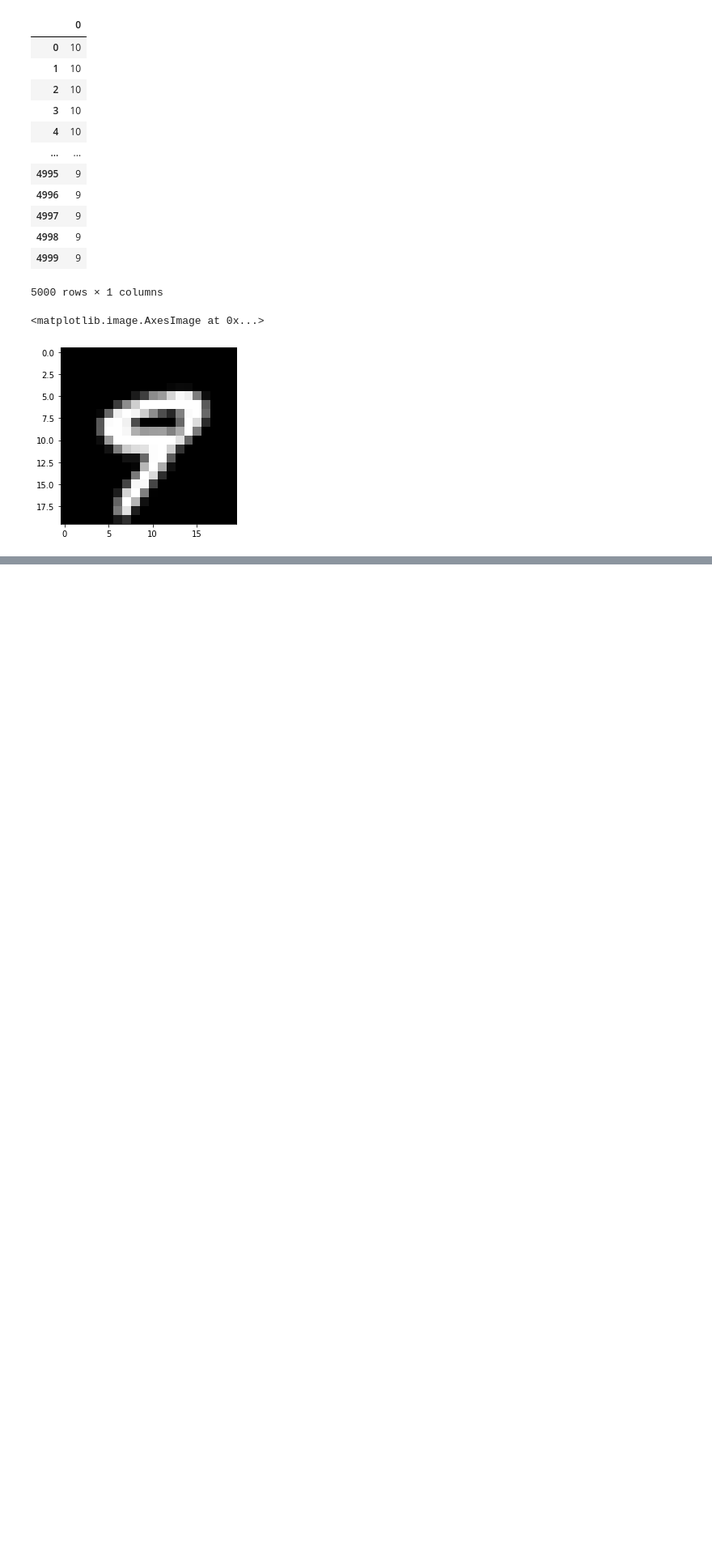
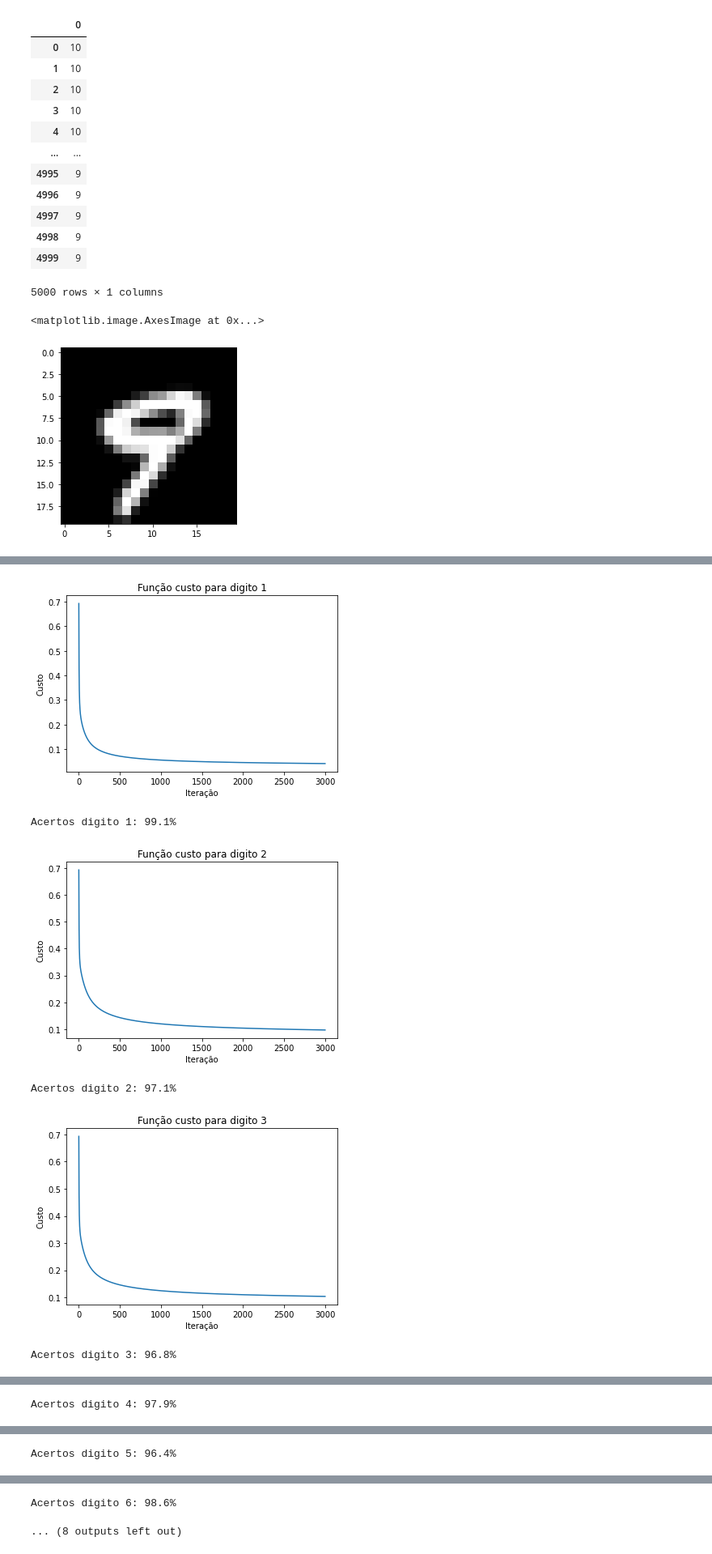
Before and after one commit to PedroOno/ms960, a Jupyter notebook: Projeto 1.ipynb, the cells around one changed output, grey strips where cells are left out. Shown at 81% size. Cells and saved outputs as stored; diff of their text form; code cells hidden in the pictures; blank space fills up the shorter version.

```diff
--- a/Projeto 1.ipynb
+++ b/Projeto 1.ipynb
@@ -440,2 +309,0 @@ array([-12., -17.])
-# %%
-theta = theta - ((alpha/m) * X.T.dot(pred - y))
@@ -459,0 +312,59 @@ print(new_theta)
+# %%
+def costFunction_class_reg(X, y, theta, lamb):
+    J = costFunction_class(X,y,theta)+ lamb/(2*X.shape[0]) * theta.T.dot(theta).reshape(1)
+    return J
+# %%
+def gradientDescent_class_reg(X, y, theta, alpha=0.01, num_iter=100, lamb=0.5):
+    m = X.shape[0]
+    cost_array = []
+    for i in range(num_iter):
+        cost_array.append(costFunction_class_reg(X,y,theta,lamb))
+        h = h_theta(theta,X)
+        theta_aux = theta[0]
+        theta[0] = 0
+        theta = theta - ((alpha/m) *( X.T.dot(h-y) + lamb*theta))
+        theta[0] = theta[0] + theta_aux
+    return theta, cost_array
+# %%
+predict_list=[]
+precision = []
+
+theta_list = []
+
+
+alpha = 0.04
+num_iter = 3000
+
+X = df.values
+m,n = X.shape
+X= np.append(np.ones((m,1)),df.values.reshape(m,n),axis = 1)
+m,n = X.shape
+theta_init = np.ones((n,1))
+
+for digit in range(1,11):
+    y = df_encoded["digit_" + str(digit)].values.reshape(m,1)
+
+    theta_init = np.zeros((n,1))
+    theta, cost_array = gradientDescent_class_reg(X, y, theta_init, alpha, num_iter)
+
+    theta_list.append(theta)
+    predict = h_theta(theta, X)
+    predict_list.append(predict)
+
+    p = (1 - (np.sum((np.logical_xor(np.round(predict), y)))/m))
+    precision.append(p)
+
+    plt.plot(cost_array)
+    plt.title('Função custo para digito {}'.format(digit))
+    plt.xlabel("Iteração")
+    plt.ylabel("Custo")
+    plt.show()
+
+    print ("Acertos digito {}: {:.1f}%".format(digit, 100*p))
+# %% [output]
+[figure, added]
+Acertos digito 1: 99.1%
+[figure, added]
+Acertos digito 2: 97.1%
+[figure, added]
+Acertos digito 3: 96.8%
@@ -459,0 +372 @@ print(new_theta)
+Acertos digito 4: 97.9%
@@ -459,0 +374 @@ print(new_theta)
+Acertos digito 5: 96.4%
@@ -459,0 +376,2 @@ print(new_theta)
+Acertos digito 6: 98.6%
+... (8 outputs left out)
```
Also changed, not shown: parts of 26 cells of this notebook, 4 other files.
